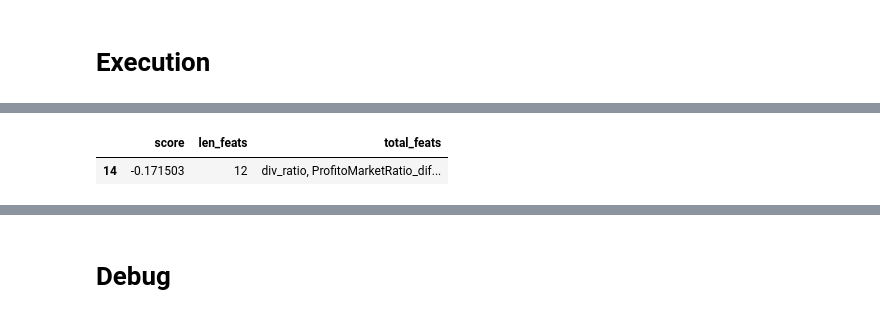
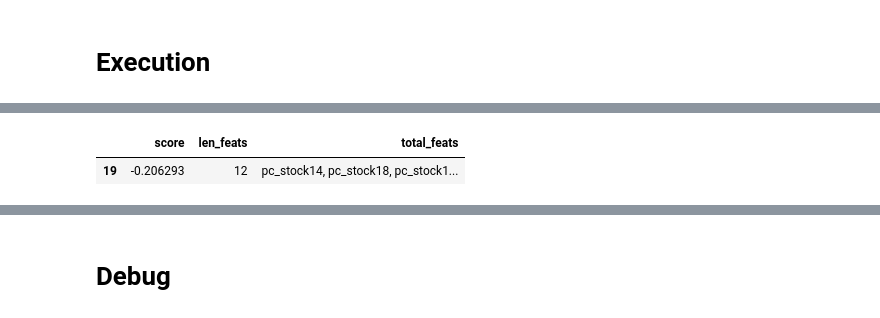
Before and after one commit to calebyung/JPX-Tokyo-Stock-Exchange-Prediction, a Jupyter notebook: jpx-model-lgbm-clf2.ipynb, the cells around one changed output, grey strips where cells are left out. Cells and saved outputs as stored; diff of their text form; code cells hidden in the pictures.

```diff
--- a/jpx-model-lgbm-clf2.ipynb
+++ b/jpx-model-lgbm-clf2.ipynb
@@ -64,11 +63,12 @@ JPX_PATH = '../input/jpx-tokyo-stock-exchange-prediction'
 SCALER = StandardScaler()
 SCALE_DAILY = False
 
-# drop market features
+# feature composition
 DROP_MARKET_FEATS = False
 
 # PCA
-RUN_PCA = False
+RUN_PCA = True
+PCA_SPLIT = True
 N_COMP = 0.9
 
 # target definition
@@ -117,13 +117,13 @@ FEAT_GROUPS = None # fixed output if not running IMP
 
 # forward selection
 RUN_FS = True
-SPLIT_MARKET_FEATS = {'n_stock_feats': 20, 'n_market_feats': 10}
-SELECTED_STOCK_FEATS = 'div_ratio, ProfitoMarketRatio_diff, ProfitoMarketRatio_raw, days_since_last_fin, price_standard_dist_1m, BookToMarketRatio_raw, exret_3d, beta, RS_sqrt_vol, exret_1m'.split(', ')
+FS_SPLIT = {'n_stock_feats': 20, 'n_market_feats': 10}
+SELECTED_STOCK_FEATS = None
 N_ESTIMATORS_FS = 5000
 EARLY_STOPPING_ROUNDS_FS = 20
-N_FEATS_FS = 20 # top N features considered for FS based on importance
+N_FEATS_FS = None # top N features considered for FS based on importance
 N_FEATS_FINAL = None # top N features if skipping FS based on importance
-SELECTED_FEATS = 'EarningToPriceRatio_raw, sharpe_3m, price_standard_dist_1m'.split(', ') # fixed features if skipping both IMP and FS
+SELECTED_FEATS = ''.split(', ') # fixed features if skipping both IMP and FS
 
 # hyperparameters tuning
 RUN_HP = True
@@ -633,7 +668,10 @@ if DROP_MARKET_FEATS:
 
 # PCA compression
 if RUN_PCA:
-    full_data, all_features = pca_compress(full_data)
+    full_data, col_def = pca_compress(full_data)
+    all_features = col_def['all_features']
+    stock_features = col_def['stock_features']
+    time_features = col_def['time_features']
 # %% [output]
 |  |  | Date |  |  |
 |  |  | min | max | nunique |
@@ -691,16 +726,16 @@ Forward Selection
 if RUN_FS:
 
     # normal run
-    if SPLIT_MARKET_FEATS == None:
+    if FS_SPLIT == None:
         feat_groups = [[x] for x in df_imp_agg.head(N_FEATS_FS).feat]
         fs_hist = forward_selection(base_feats=None, feat_groups=feat_groups, name='')
 
     # FS with splitting stock & market features
-    elif SPLIT_MARKET_FEATS != None:
+    elif FS_SPLIT != None:
         # running both stock & market feats
         if SELECTED_STOCK_FEATS == None:
             # FS for stock features
-            feat_groups = [[x] for x in df_imp_agg.loc[lambda x: ~x.feat.isin(time_features)].head(SPLIT_MARKET_FEATS['n_stock_feats']).feat]
+            feat_groups = [[x] for x in df_imp_agg.loc[lambda x: ~x.feat.isin(time_features)].head(FS_SPLIT['n_stock_feats']).feat]
             fs_hist_stock = forward_selection(base_feats=None, feat_groups=feat_groups, name='stock')
             base_feats = fs_hist_stock.sort_values('score', ascending=True).total_feats.iloc[0].split(', ')
 
@@ -708,7 +743,7 @@ if RUN_FS:
         else:
             base_feats = SELECTED_STOCK_FEATS.copy()
         # FS for market features
-        feat_groups = [[x] for x in df_imp_agg.loc[lambda x: x.feat.isin(time_features)].head(SPLIT_MARKET_FEATS['n_market_feats']).feat]
+        feat_groups = [[x] for x in df_imp_agg.loc[lambda x: x.feat.isin(time_features)].head(FS_SPLIT['n_market_feats']).feat]
         fs_hist = forward_selection(base_feats=base_feats, feat_groups=feat_groups, name='market')
 
     # output selected features
@@ -743,2 +778,2 @@ else:
 |  | score | len_feats | total_feats |
-| 14 | -0.171503 | 12 | div_ratio, ProfitoMarketRatio_dif... |
+| 19 | -0.206293 | 12 | pc_stock14, pc_stock18, pc_stock1... |
```
Also changed, not shown: parts of 8 cells of this notebook.
